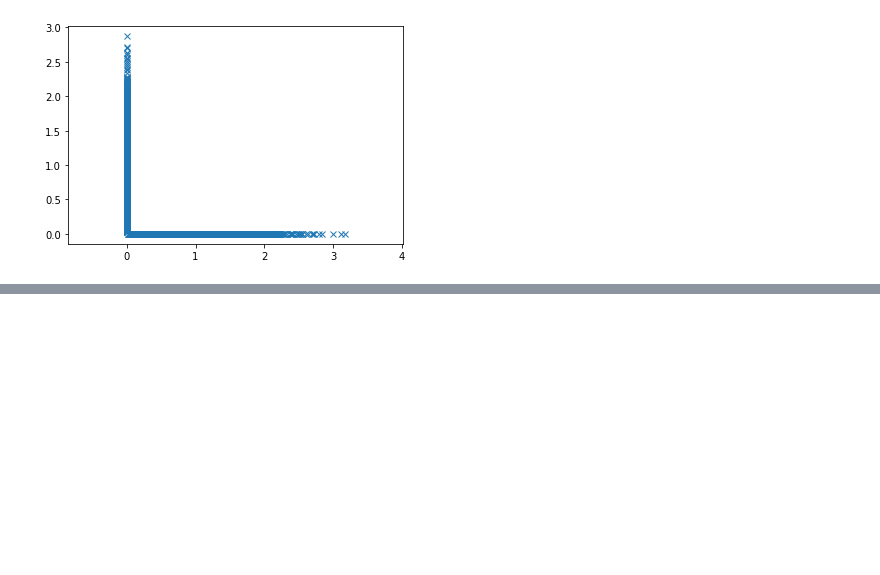
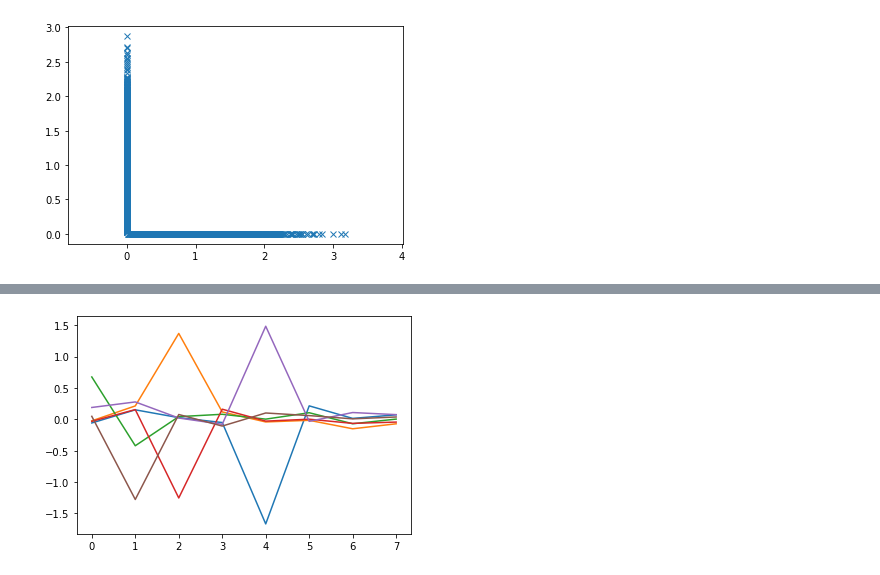
Before and after one commit to b-langton/CircularDataML, a Jupyter notebook: Survey Training.ipynb, the cells around one changed output, grey strips where cells are left out. Saved outputs shown, nothing was run; the diff lists cells and outputs as text; code cells hidden in the pictures; blank space fills up the shorter version.

```diff
--- a/Survey Training.ipynb
+++ b/Survey Training.ipynb
@@ -385,3 +370,9 @@ from scipy.stats import norm
 import matplotlib.pyplot as plt
 
 norm.pdf(2)
+# %%
+paramlist2 = []
+for parameter in net.parameters():
+    paramlist2 += [parameter]
+array2 = paramlist2[0].detach().numpy()
+array2
@@ -387,0 +392,7 @@ norm.pdf(2)
+# %%
+basis = np.matmul(array2, inv(hadamard(8)))
+# %%
+for a in basis:
+    plt.plot(a)
+# %% [output]
+[figure, added]
```
Also changed, not shown: parts of 5 cells of this notebook, 6 other files.
